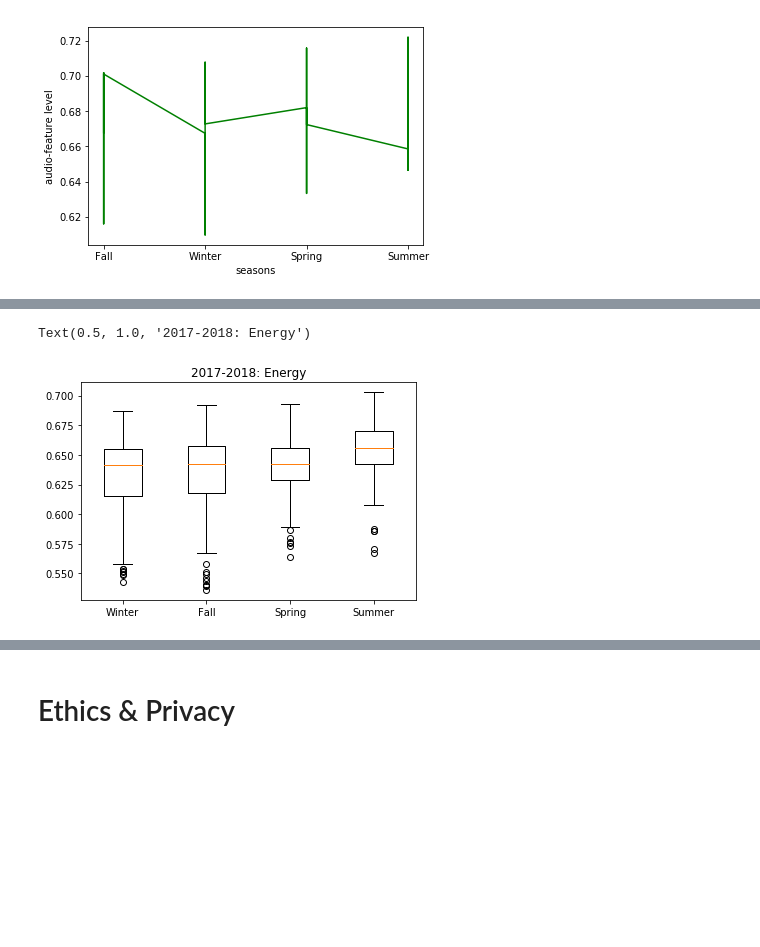
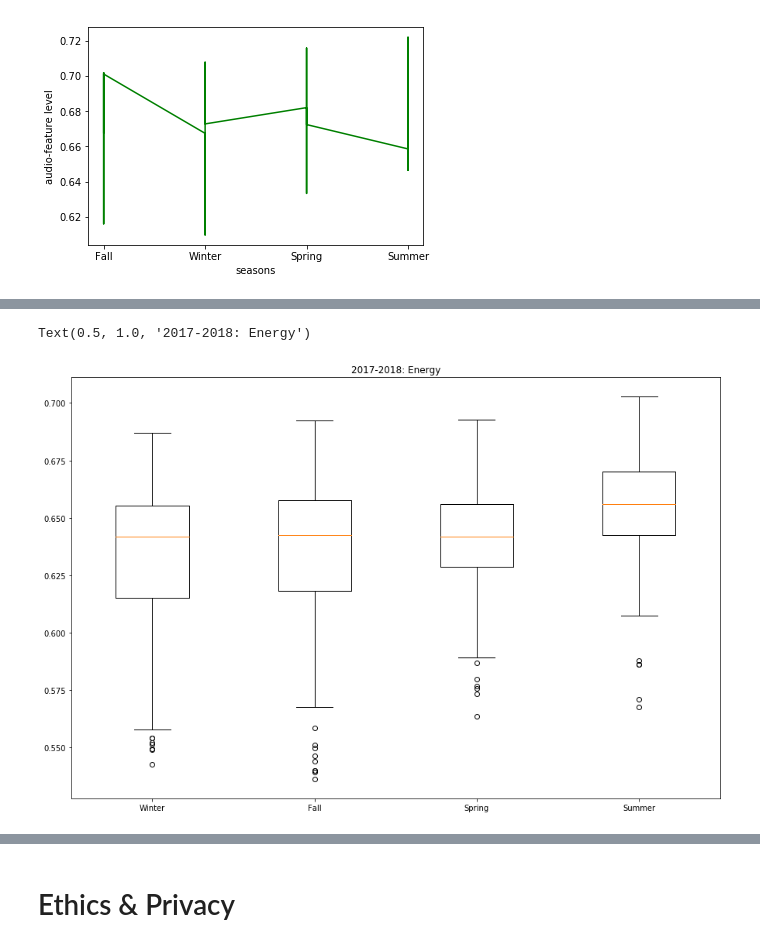
Before and after one commit to ajt025/Moodsic, a Jupyter notebook: FinalProject.ipynb, the cells around one changed output, grey strips where cells are left out. Cells and saved outputs as stored; diff of their text form; code cells hidden in the pictures; blank space fills up the shorter version.

Commit message:
Visualization ver1
1. Added regression for all four audio features(no analysis)
2. Added heatmap for audio features
3. Larger graohs

```diff
--- a/FinalProject.ipynb
+++ b/FinalProject.ipynb
@@ -136,6 +143,7 @@ df3 = pd.read_csv('./audio_features_3.csv')
 combined = pd.concat([df1, df2, df3], ignore_index = True)
 combined.iloc[35000]
 df1 = combined.groupby(['Date']).mean()
+df1 = df1.drop(['Unnamed: 0'], axis=1)
 # %% [markdown]
 STEP FIVE:
 # %%
@@ -271,13 +341,13 @@ Text(0.5, 1.0, '2017-2018: Valence')
 # %%
 winter_list3 = df1.loc[df1['Season'] == 'Winter','energy'].tolist()
 spring_list3 = df1.loc[df1['Season'] == 'Spring','energy'].tolist()
 fall_list3 = df1.loc[df1['Season'] == 'Fall','energy'].tolist()
 summer_list3 = df1.loc[df1['Season'] == 'Summer','energy'].tolist()
 data3 = [winter_list3, fall_list3, spring_list3, summer_list3]
-
+plt.figure(figsize = (15,10))
 plt.boxplot(data3)
 plt.xticks([1,2,3,4], ticks)
 plt.title('2017-2018: Energy')
 # %% [output]
 Text(0.5, 1.0, '2017-2018: Energy')
-[figure, old version]
+[figure, new version]
```
Also changed, not shown: parts of 12 cells of this notebook.
